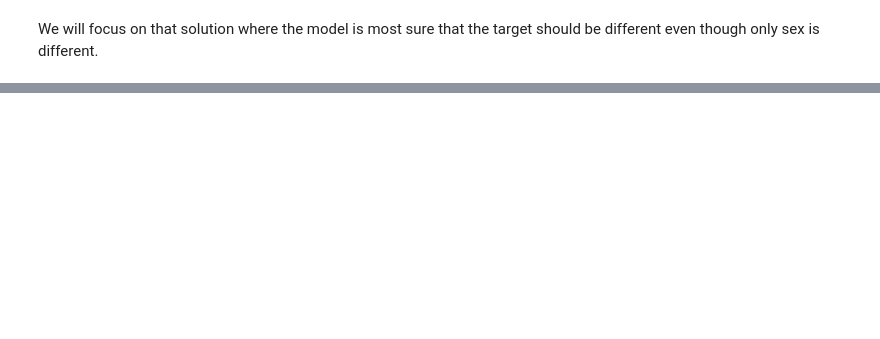
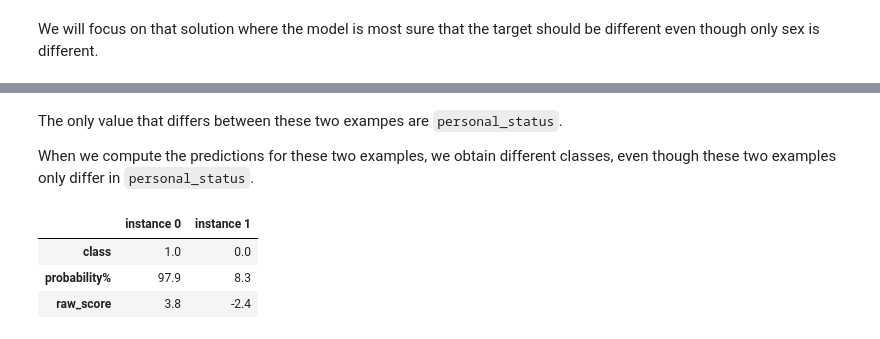
Before and after one commit to laudv/veritas, a Jupyter notebook: examples/global_fairness_verification.ipynb, the cells around one changed output, grey strips where cells are left out. Saved outputs shown, nothing was run; the diff lists cells and outputs as text; code cells hidden in the pictures; blank space fills up the shorter version.

```diff
--- a/examples/global_fairness_verification.ipynb
+++ b/examples/global_fairness_verification.ipynb
@@ -267,0 +309,21 @@ Instance: [[  0.   9.   4.   2. 866.   4.   4.   4.   1.   1.   2.   0.  67.   1
+# %% [markdown]
+The only value that differs between these two exampes are `personal_status`.
+
+When we compute the predictions for these two examples, we obtain different classes, even though these two examples only differ in `personal_status`.
+# %%
+predictions = model.predict(two_examples)
+probabilities = model.predict_proba(two_examples)[:, 1]       # probability of class 1
+raw_scores = model.predict(two_examples, output_margin=True)  # pre-sigmoid raw scores
+
+outputs = pd.DataFrame(np.vstack((
+                            predictions,
+                            100*probabilities,
+                            raw_scores)).T,
+                       columns=["class", "probability%", "raw_score"],
+                       index=["instance 0", "instance 1"])
+outputs.T.round(1)
+# %% [output]
+|  | instance 0 | instance 1 |
+| class | 1.0 | 0.0 |
+| probability% | 97.9 | 8.3 |
+| raw_score | 3.8 | -2.4 |
```
Also changed, not shown: parts of 20 cells of this notebook, 10 other files.
